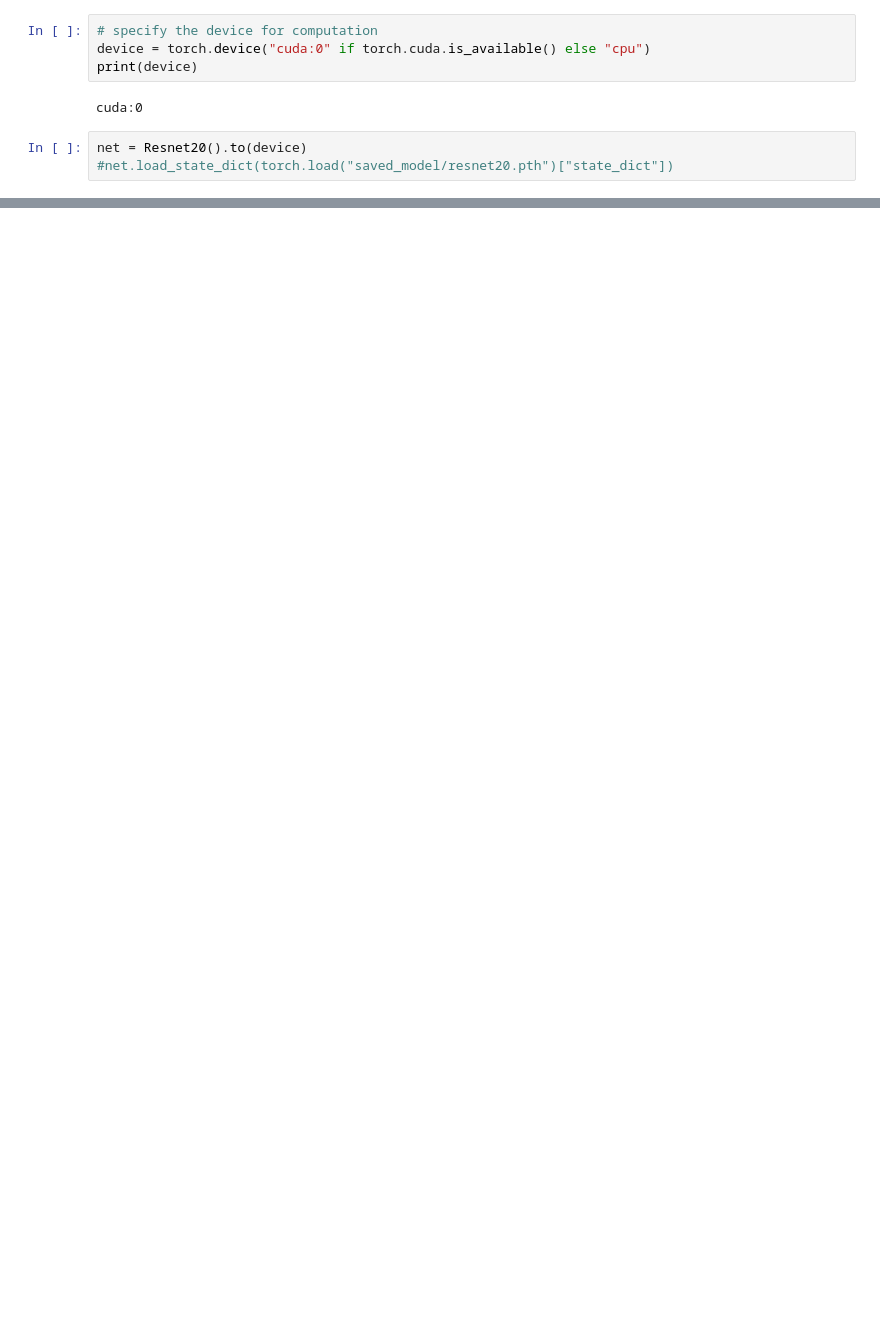
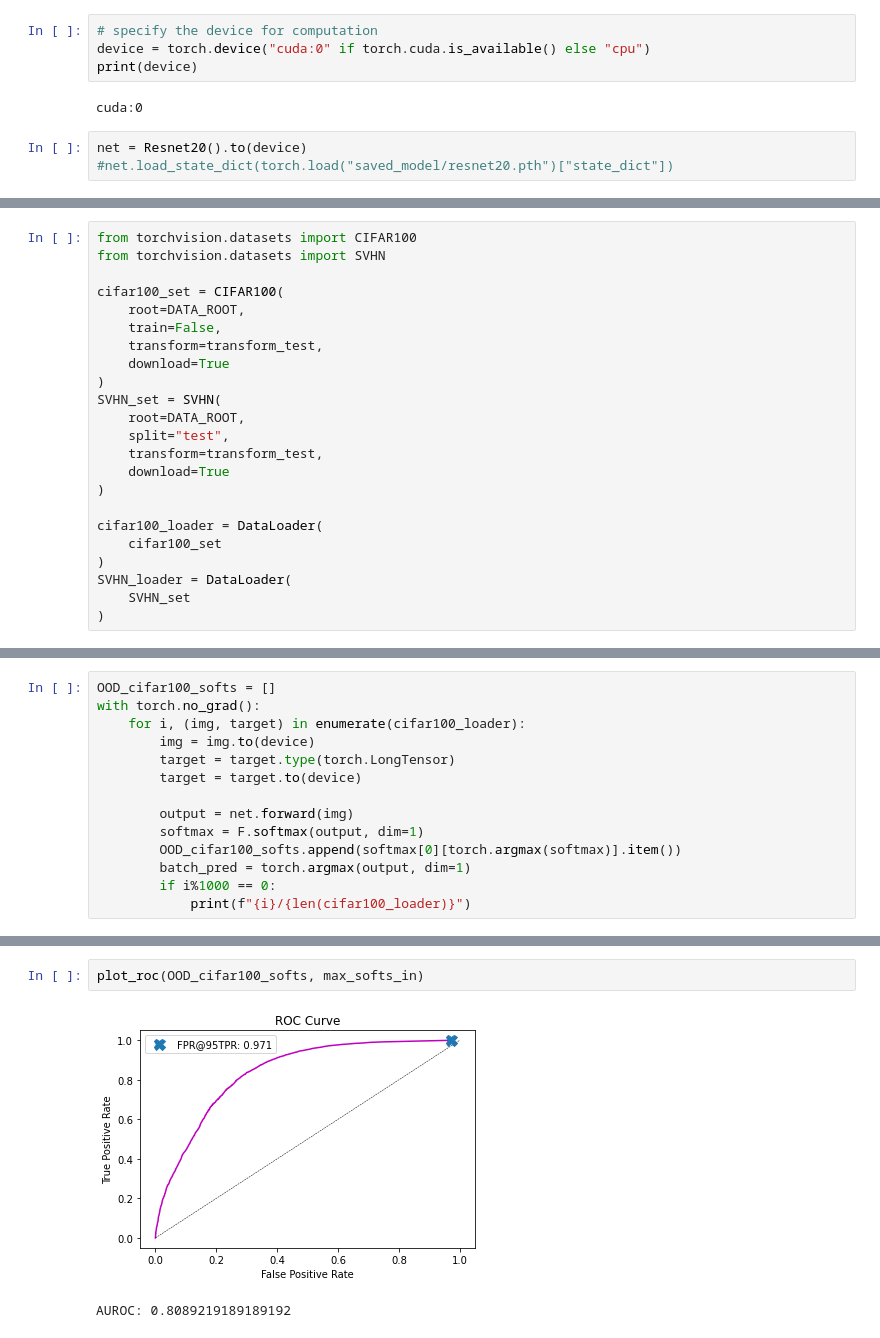
Before and after one commit to NickStrauch13/OOD_Detection, a Jupyter notebook: OutlierExp.ipynb, the cells around one changed output, grey strips where cells are left out. Drawn from its saved outputs; the diff is of its cells as text; blank space fills up the shorter version.

```diff
--- a/OutlierExp.ipynb
+++ b/OutlierExp.ipynb
@@ -297,0 +346,23 @@ Validation loss: 0.3216, Validation accuracy: 0.8952
+# %%
+from torchvision.datasets import CIFAR100
+from torchvision.datasets import SVHN
+
+cifar100_set = CIFAR100(
+    root=DATA_ROOT,
+    train=False,
+    transform=transform_test,
+    download=True
+)
+SVHN_set = SVHN(
+    root=DATA_ROOT,
+    split="test",
+    transform=transform_test,
+    download=True
+)
+
+cifar100_loader = DataLoader(
+    cifar100_set
+)
+SVHN_loader = DataLoader(
+    SVHN_set
+)
@@ -297,0 +372,14 @@ Validation loss: 0.3216, Validation accuracy: 0.8952
+# %%
+OOD_cifar100_softs = []
+with torch.no_grad():
+    for i, (img, target) in enumerate(cifar100_loader):
+        img = img.to(device)
+        target = target.type(torch.LongTensor)
+        target = target.to(device)
+
+        output = net.forward(img)
+        softmax = F.softmax(output, dim=1)
+        OOD_cifar100_softs.append(softmax[0][torch.argmax(softmax)].item())
+        batch_pred = torch.argmax(output, dim=1)
+        if i%1000 == 0:
+            print(f"{i}/{len(cifar100_loader)}")
@@ -297,0 +429,5 @@ Validation loss: 0.3216, Validation accuracy: 0.8952
+# %%
+plot_roc(OOD_cifar100_softs, max_softs_in)
+# %% [output]
+[figure, added]
+AUROC: 0.8089219189189192
```
Also changed, not shown: parts of 13 cells of this notebook.
